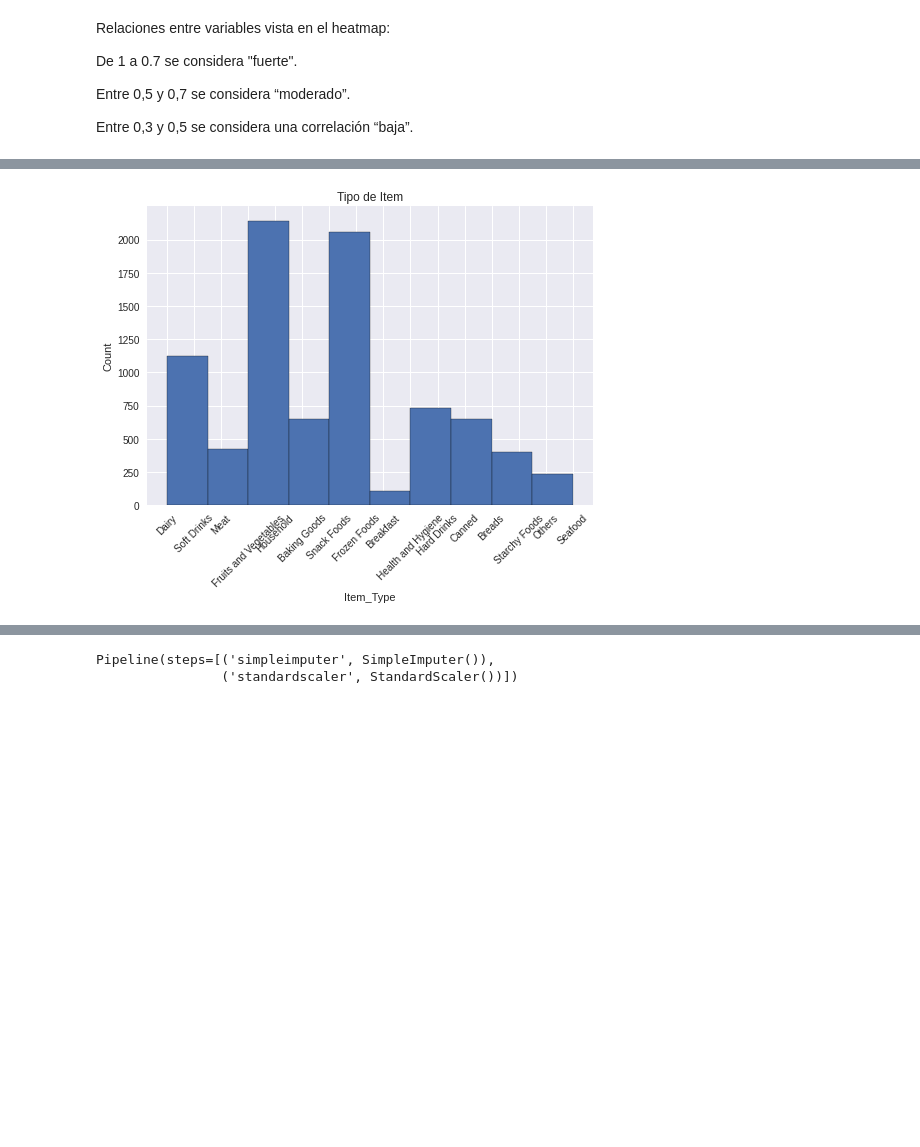
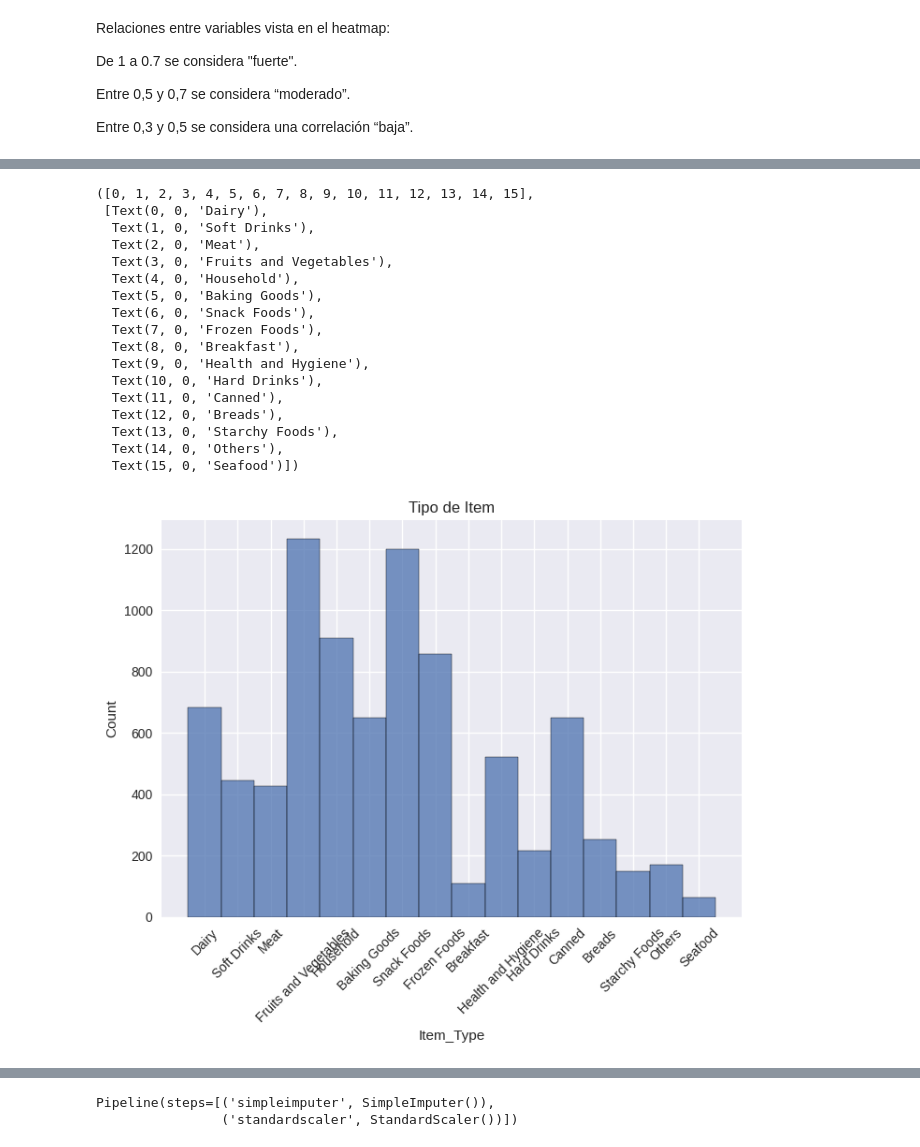
Before and after one commit to carlos-jaramillo/sales_forecast, a Jupyter notebook: sales_forecast.ipynb, the cells around one changed output, grey strips where cells are left out. Saved outputs shown, nothing was run; the diff lists cells and outputs as text; code cells hidden in the pictures; blank space fills up the shorter version.

```diff
--- a/sales_forecast.ipynb
+++ b/sales_forecast.ipynb
@@ -134,16 +278,31 @@ df["Item_Fat_Content"].hist(edgecolor="black");
 #Análisis: Hay más productos "Low Fat", supongo que por el tema de que es mejor visto que lo regular en general.
 # %%
 #Histograma de Item_Type
-plt.style.use("seaborn")
+sns.histplot(data=df, x="Item_Type")
 plt.title("Tipo de Item")
 plt.xlabel("Item_Type")
 plt.ylabel("Count")
 
 plt.xticks(rotation = 45)
-
-df["Item_Type"].hist(edgecolor="black");
 # %% [output]
+([0, 1, 2, 3, 4, 5, 6, 7, 8, 9, 10, 11, 12, 13, 14, 15],
+ [Text(0, 0, 'Dairy'),
+  Text(1, 0, 'Soft Drinks'),
+  Text(2, 0, 'Meat'),
+  Text(3, 0, 'Fruits and Vegetables'),
+  Text(4, 0, 'Household'),
+  Text(5, 0, 'Baking Goods'),
+  Text(6, 0, 'Snack Foods'),
+  Text(7, 0, 'Frozen Foods'),
+  Text(8, 0, 'Breakfast'),
+  Text(9, 0, 'Health and Hygiene'),
+  Text(10, 0, 'Hard Drinks'),
+  Text(11, 0, 'Canned'),
+  Text(12, 0, 'Breads'),
+  Text(13, 0, 'Starchy Foods'),
+  Text(14, 0, 'Others'),
+  Text(15, 0, 'Seafood')])
-[figure, old version]
+[figure, new version]
 # %%
 #Análisis: Cantidad de tipos de alimentos vendidos
 # %%
```
Also changed, not shown: parts of 22 cells of this notebook.
